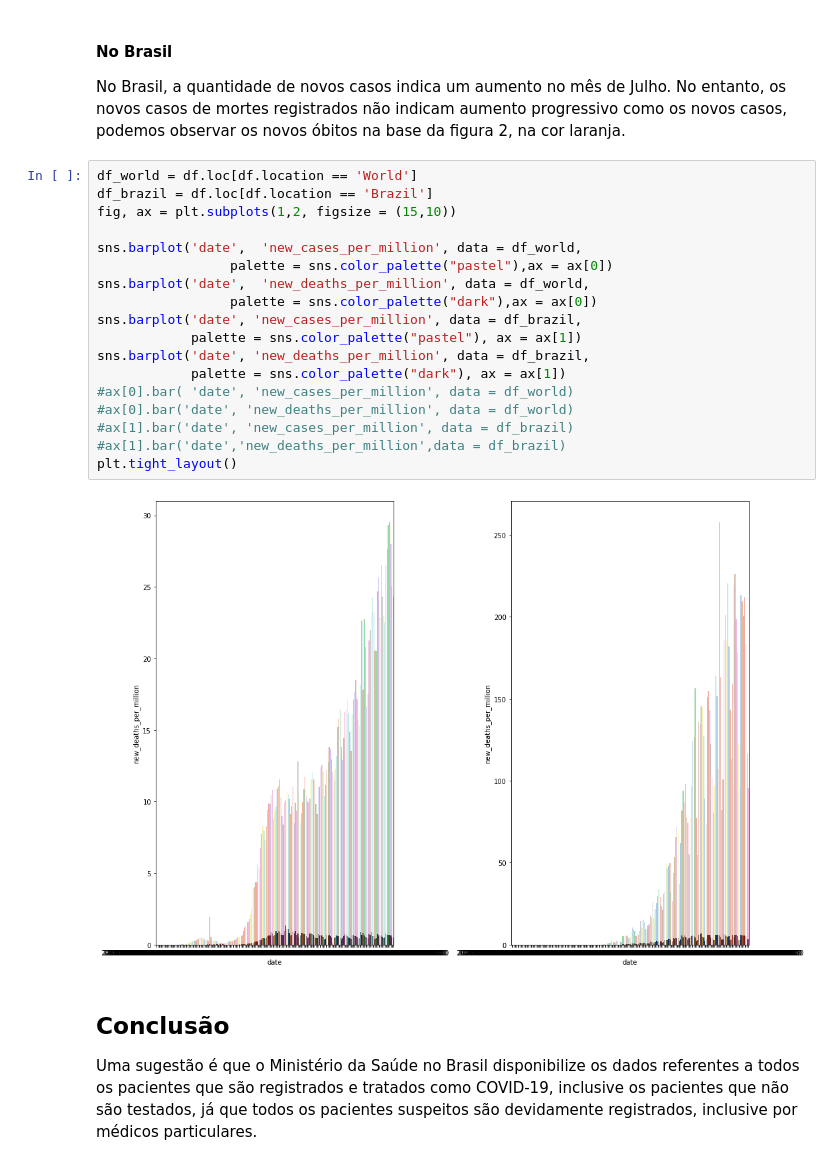
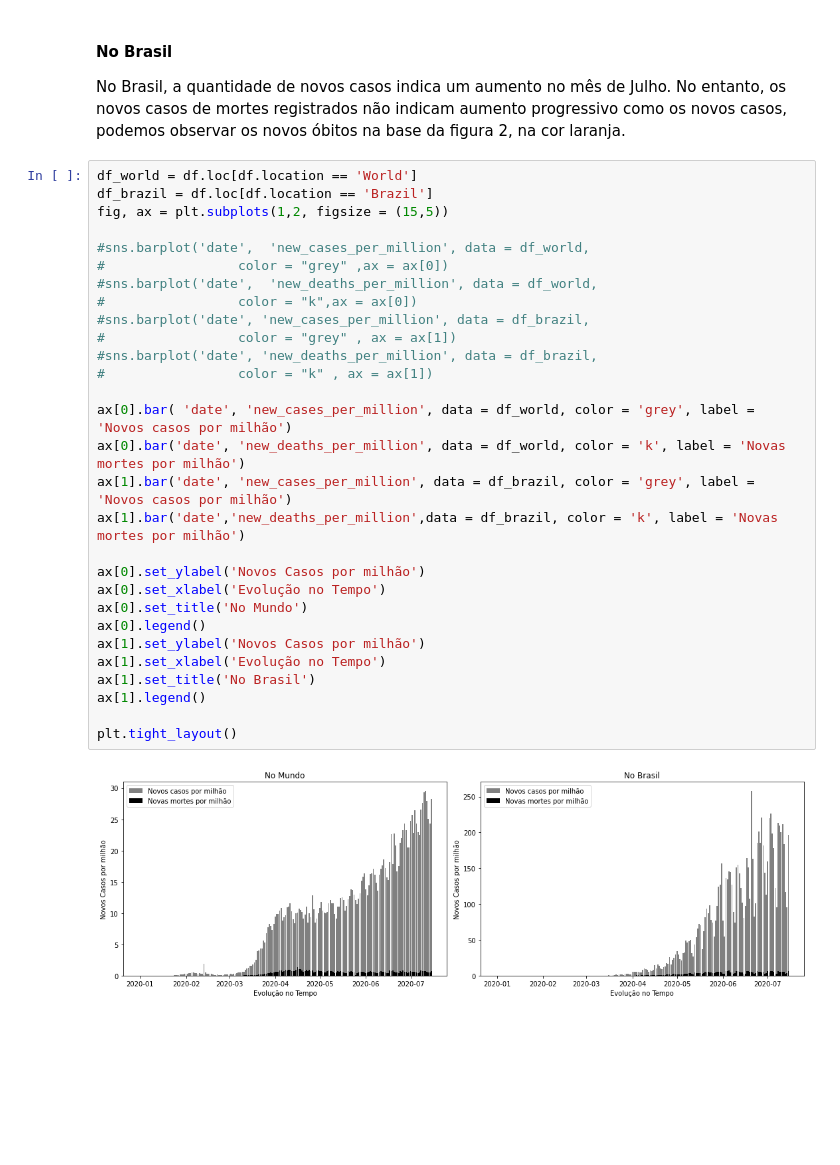
Before and after one commit to adrianadamata/Data_Science_COVID-19, a Jupyter notebook: COVID_19_no_contexto_do_Brasil.ipynb, the cells around one changed output. Saved outputs shown, nothing was run; the diff lists cells and outputs as text; blank space fills up the shorter version.

Commit message:
Análises e Conclusões - Taxas de mortes sem aumento progressivo

```diff
--- a/COVID_19_no_contexto_do_Brasil.ipynb
+++ b/COVID_19_no_contexto_do_Brasil.ipynb
@@ -398,24 +396,31 @@ No Brasil, a quantidade de novos casos indica um aumento no mês de Julho. No en
 # %%
 df_world = df.loc[df.location == 'World']
 df_brazil = df.loc[df.location == 'Brazil']
-fig, ax = plt.subplots(1,2, figsize = (15,10))
+fig, ax = plt.subplots(1,2, figsize = (15,5))
 
-sns.barplot('date',  'new_cases_per_million', data = df_world,
-                 palette = sns.color_palette("pastel"),ax = ax[0])
-sns.barplot('date',  'new_deaths_per_million', data = df_world,
-                 palette = sns.color_palette("dark"),ax = ax[0])
-sns.barplot('date', 'new_cases_per_million', data = df_brazil,
-            palette = sns.color_palette("pastel"), ax = ax[1])
-sns.barplot('date', 'new_deaths_per_million', data = df_brazil,
-            palette = sns.color_palette("dark"), ax = ax[1])
-#ax[0].bar( 'date', 'new_cases_per_million', data = df_world)
-#ax[0].bar('date', 'new_deaths_per_million', data = df_world)
-#ax[1].bar('date', 'new_cases_per_million', data = df_brazil)
-#ax[1].bar('date','new_deaths_per_million',data = df_brazil)
+#sns.barplot('date',  'new_cases_per_million', data = df_world,
+#                 color = "grey" ,ax = ax[0])
+#sns.barplot('date',  'new_deaths_per_million', data = df_world,
+#                 color = "k",ax = ax[0])
+#sns.barplot('date', 'new_cases_per_million', data = df_brazil,
+#                 color = "grey" , ax = ax[1])
+#sns.barplot('date', 'new_deaths_per_million', data = df_brazil,
+#                 color = "k" , ax = ax[1])
+
+ax[0].bar( 'date', 'new_cases_per_million', data = df_world, color = 'grey', label = 'Novos casos por milhão')
+ax[0].bar('date', 'new_deaths_per_million', data = df_world, color = 'k', label = 'Novas mortes por milhão')
+ax[1].bar('date', 'new_cases_per_million', data = df_brazil, color = 'grey', label = 'Novos casos por milhão')
+ax[1].bar('date','new_deaths_per_million',data = df_brazil, color = 'k', label = 'Novas mortes por milhão')
+
+ax[0].set_ylabel('Novos Casos por milhão')
+ax[0].set_xlabel('Evolução no Tempo')
+ax[0].set_title('No Mundo')
+ax[0].legend()
+ax[1].set_ylabel('Novos Casos por milhão')
+ax[1].set_xlabel('Evolução no Tempo')
+ax[1].set_title('No Brasil')
+ax[1].legend()
+
 plt.tight_layout()
 # %% [output]
-[figure, old version]
+[figure, new version]
-# %% [markdown]
-## Conclusão
-
-Uma sugestão é que o Ministério da Saúde no Brasil disponibilize os dados referentes a todos os pacientes que são registrados e tratados como COVID-19, inclusive os pacientes que não são testados, já que todos os pacientes suspeitos são devidamente registrados, inclusive por médicos particulares.
```
Also changed, not shown: parts of 12 cells of this notebook.
